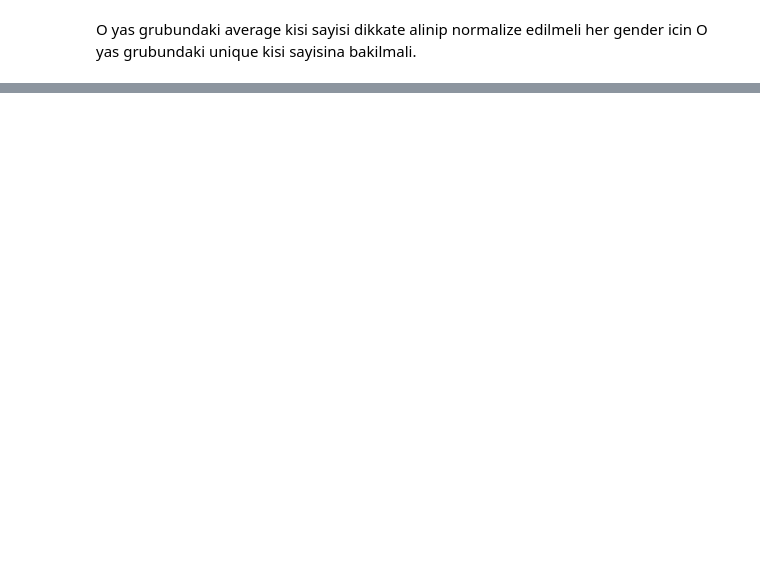
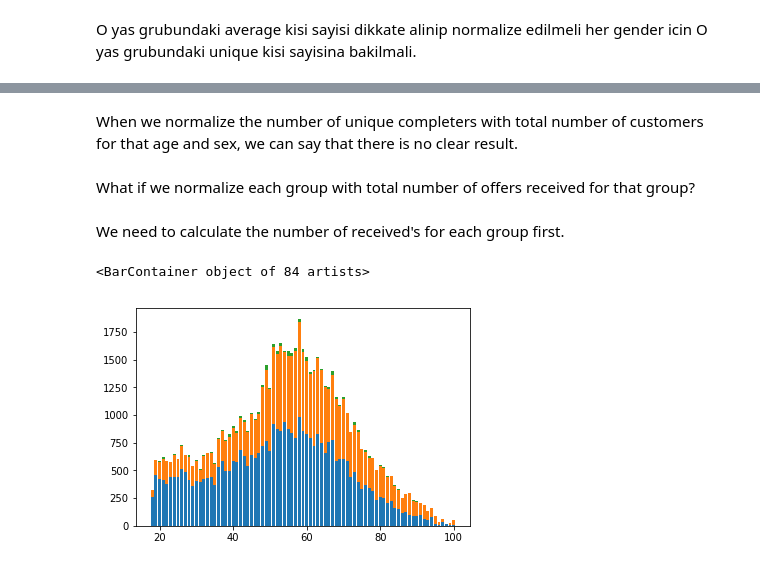
Before and after one commit to onurkapucu/Starbucks_Capstone, a Jupyter notebook: Starbucks_Capstone_notebook.ipynb, the cells around one changed output, grey strips where cells are left out. Cells and saved outputs as stored; diff of their text form; code cells hidden in the pictures; blank space fills up the shorter version.

```diff
--- a/Starbucks_Capstone_notebook.ipynb
+++ b/Starbucks_Capstone_notebook.ipynb
@@ -600,0 +634,16 @@ intentional_completes_df.groupby(by=['user_gender','user_age'])['user_id'].nuniq
+# %% [markdown]
+When we normalize the number of unique completers with total number of customers for that age and sex, we can say that there is no clear result.
+# %% [markdown]
+What if we normalize each group with total number of offers received for that group?
+# %% [markdown]
+We need to calculate the number of received's for each group first.
+# %%
+received_demog_total = transcript_received.merge(profile_clean,on=['user_id'],how='left').groupby(
+    by=['user_gender','user_age'])['user_id'].size().unstack().transpose()
+
+plt.bar(received_demog_total['M'].keys(),received_demog_total['M'].values)
+plt.bar(received_demog_total['F'].keys(),received_demog_total['F'].values,bottom=received_demog_total['M'].values)
+plt.bar(received_demog_total['O'].keys(),received_demog_total['O'].values,bottom=received_demog_total['M'].values+received_demog_total['F'].values)
+# %% [output]
+<BarContainer object of 84 artists>
+[figure, added]
```
Also changed, not shown: parts of 21 cells of this notebook.
